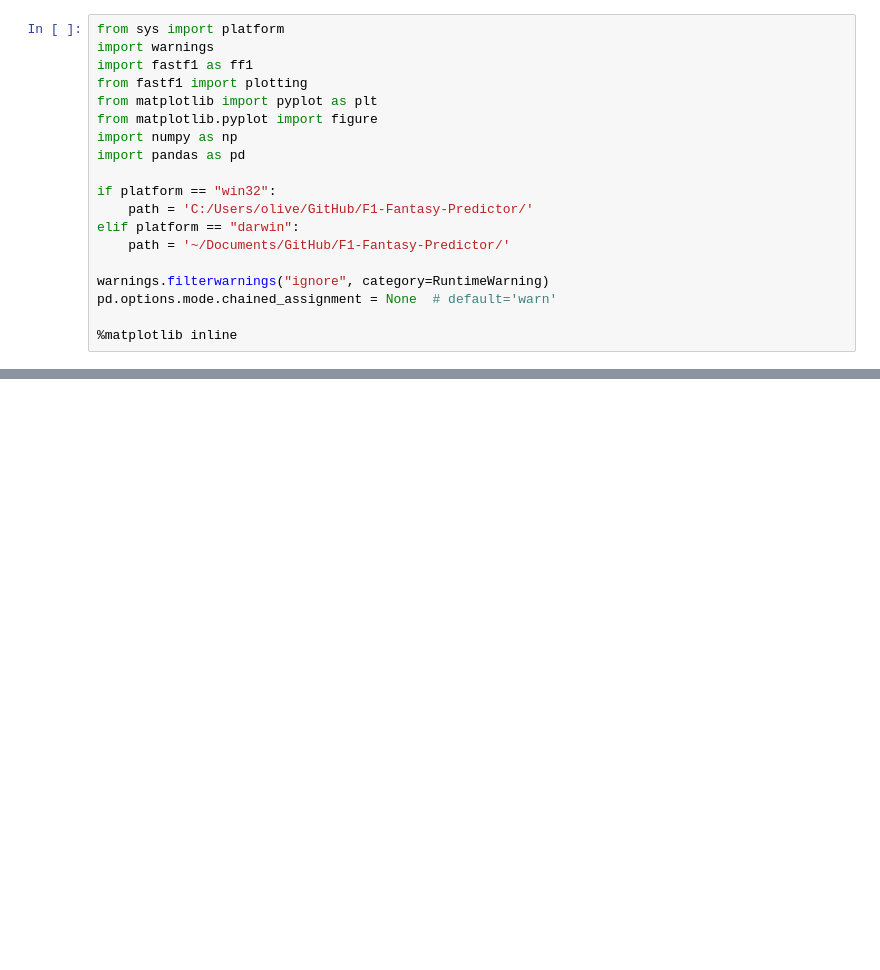
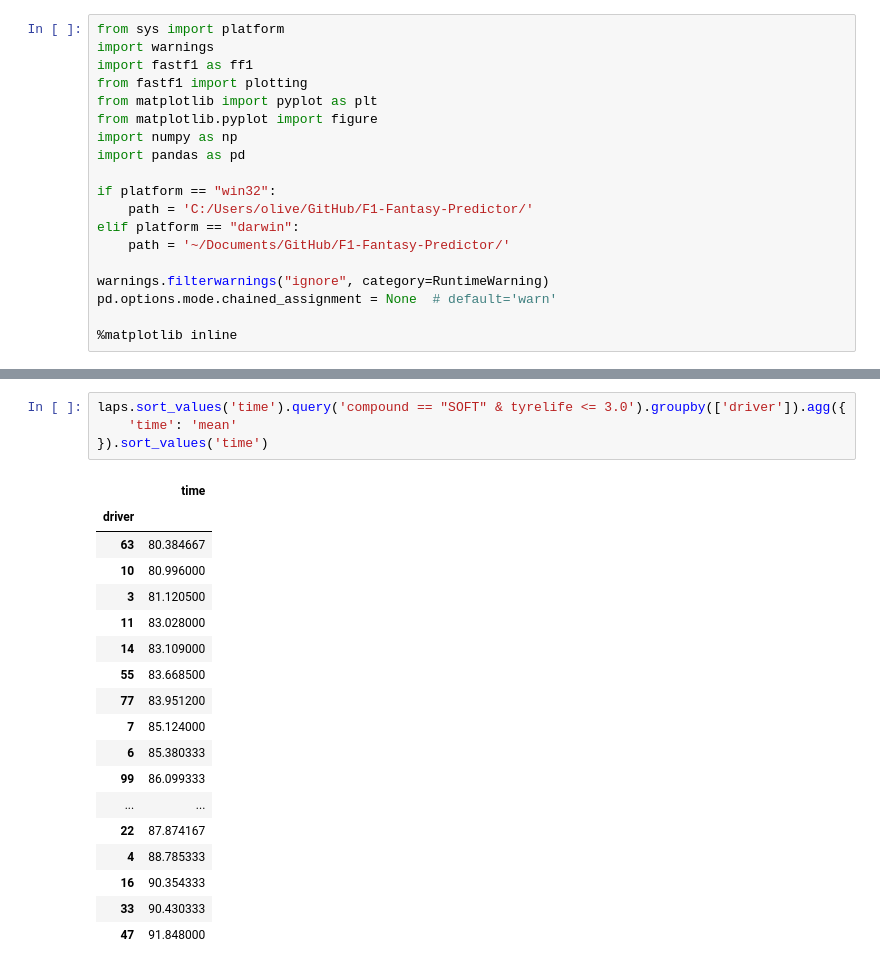
Before and after one commit to ollyjc99/F1-Fantasy-Predictor, a Jupyter notebook: data collection/get_fastf1.ipynb, the cells around one changed output, grey strips where cells are left out. Cells and saved outputs as stored; diff of their text form; blank space fills up the shorter version.

```diff
--- a/data collection/get_fastf1.ipynb
+++ b/data collection/get_fastf1.ipynb
@@ -50,0 +105,23 @@ core           INFO     Finished loading data for 20 drivers: ['3', '4', '77', '
+# %%
+laps.sort_values('time').query('compound == "SOFT" & tyrelife <= 3.0').groupby(['driver']).agg({
+    'time': 'mean'
+}).sort_values('time')
+# %% [output]
+|  | time |
+| driver |  |
+| 63 | 80.384667 |
+| 10 | 80.996000 |
+| 3 | 81.120500 |
+| 11 | 83.028000 |
+| 14 | 83.109000 |
+| 55 | 83.668500 |
+| 77 | 83.951200 |
+| 7 | 85.124000 |
+| 6 | 85.380333 |
+| 99 | 86.099333 |
+| ... | ... |
+| 22 | 87.874167 |
+| 4 | 88.785333 |
+| 16 | 90.354333 |
+| 33 | 90.430333 |
+| 47 | 91.848000 |
```
Also changed, not shown: parts of 6 cells of this notebook.
